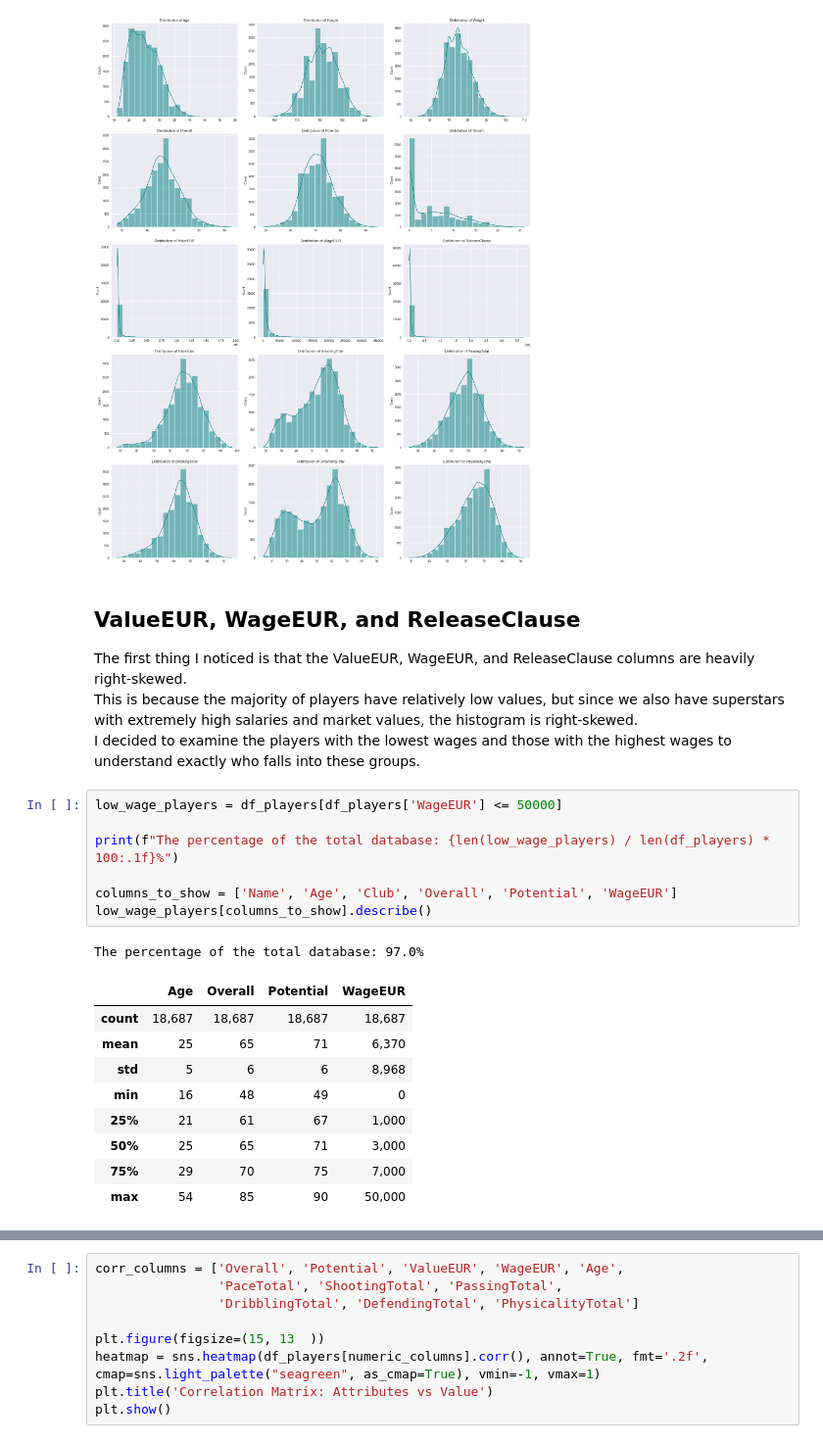
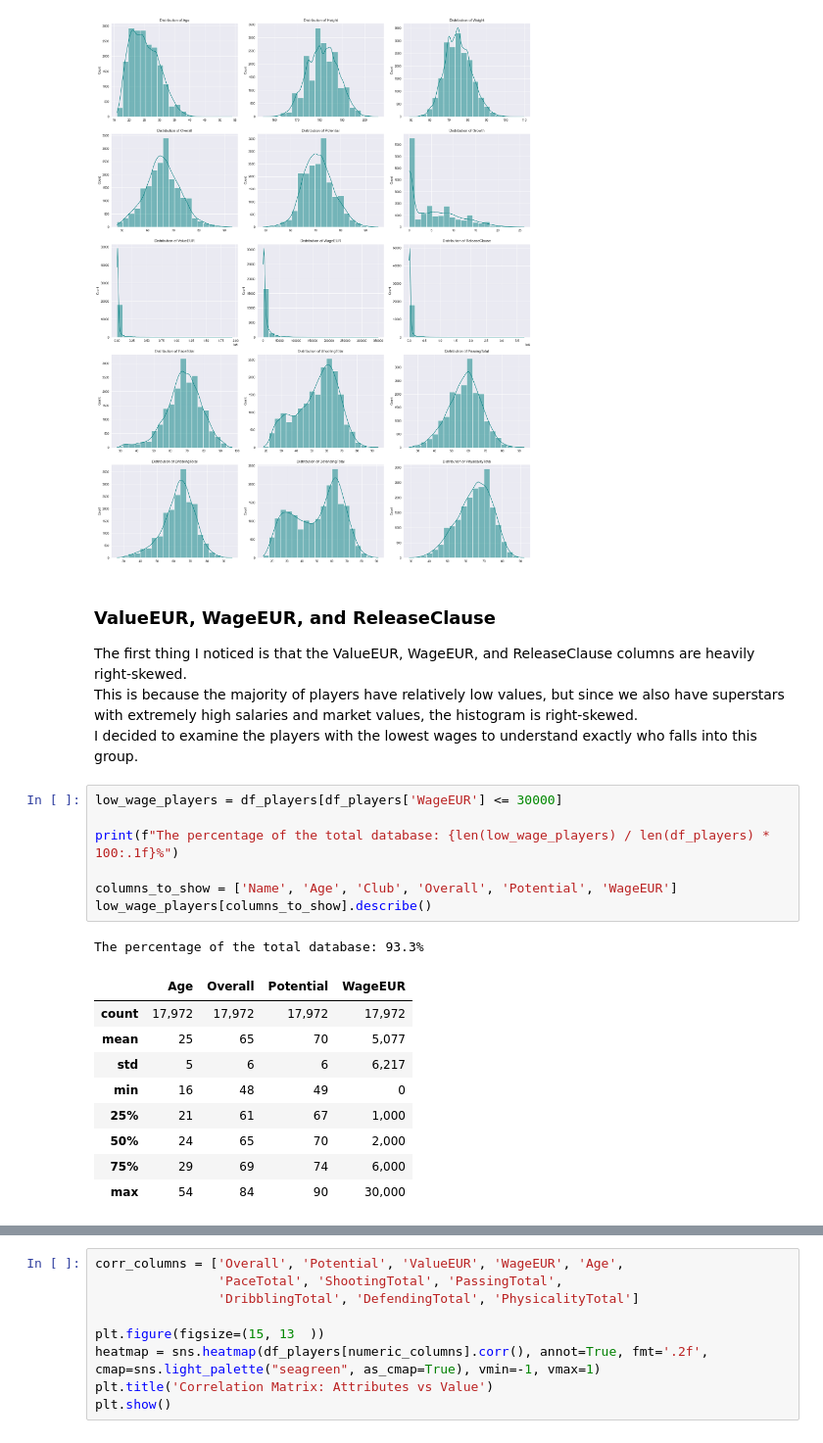
Before and after one commit to NujanZh/fifa22-project, a Jupyter notebook: exploratory_data_analysis.ipynb, the cells around one changed output, grey strips where cells are left out. Shown at 98% size. Drawn from its saved outputs; the diff is of its cells as text.

```diff
--- a/exploratory_data_analysis.ipynb
+++ b/exploratory_data_analysis.ipynb
@@ -212,26 +212,26 @@ plt.show()
 # %% [output]
 [figure]
 # %% [markdown]
-## ValueEUR, WageEUR, and ReleaseClause
+### ValueEUR, WageEUR, and ReleaseClause
 
 The first thing I noticed is that the ValueEUR, WageEUR, and ReleaseClause columns are heavily right-skewed. \
 This is because the majority of players have relatively low values, but since we also have superstars with extremely high salaries and market values, the histogram is right-skewed. \
-I decided to examine the players with the lowest wages and those with the highest wages to understand exactly who falls into these groups.
+I decided to examine the players with the lowest wages to understand exactly who falls into this group.
 # %%
-low_wage_players = df_players[df_players['WageEUR'] <= 50000]
+low_wage_players = df_players[df_players['WageEUR'] <= 30000]
 
 print(f"The percentage of the total database: {len(low_wage_players) / len(df_players) * 100:.1f}%")
 
 columns_to_show = ['Name', 'Age', 'Club', 'Overall', 'Potential', 'WageEUR']
 low_wage_players[columns_to_show].describe()
 # %% [output]
-The percentage of the total database: 97.0%
+The percentage of the total database: 93.3%
 |  | Age | Overall | Potential | WageEUR |
-| count | 18,687 | 18,687 | 18,687 | 18,687 |
-| mean | 25 | 65 | 71 | 6,370 |
-| std | 5 | 6 | 6 | 8,968 |
+| count | 17,972 | 17,972 | 17,972 | 17,972 |
+| mean | 25 | 65 | 70 | 5,077 |
+| std | 5 | 6 | 6 | 6,217 |
 | min | 16 | 48 | 49 | 0 |
 | 25% | 21 | 61 | 67 | 1,000 |
-| 50% | 25 | 65 | 71 | 3,000 |
-| 75% | 29 | 70 | 75 | 7,000 |
-| max | 54 | 85 | 90 | 50,000 |
+| 50% | 24 | 65 | 70 | 2,000 |
+| 75% | 29 | 69 | 74 | 6,000 |
+| max | 54 | 84 | 90 | 30,000 |
```
Also changed, not shown: parts of 25 cells of this notebook.
